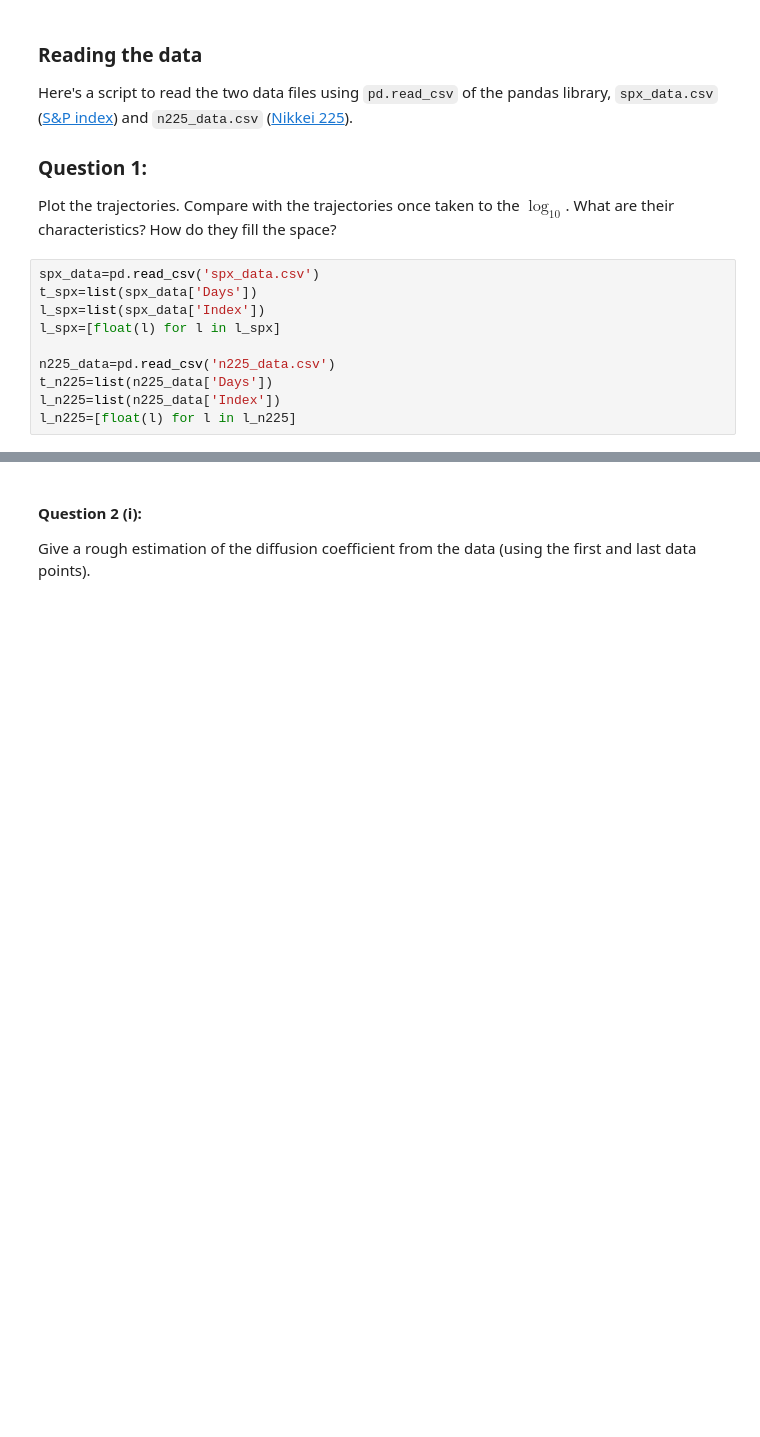
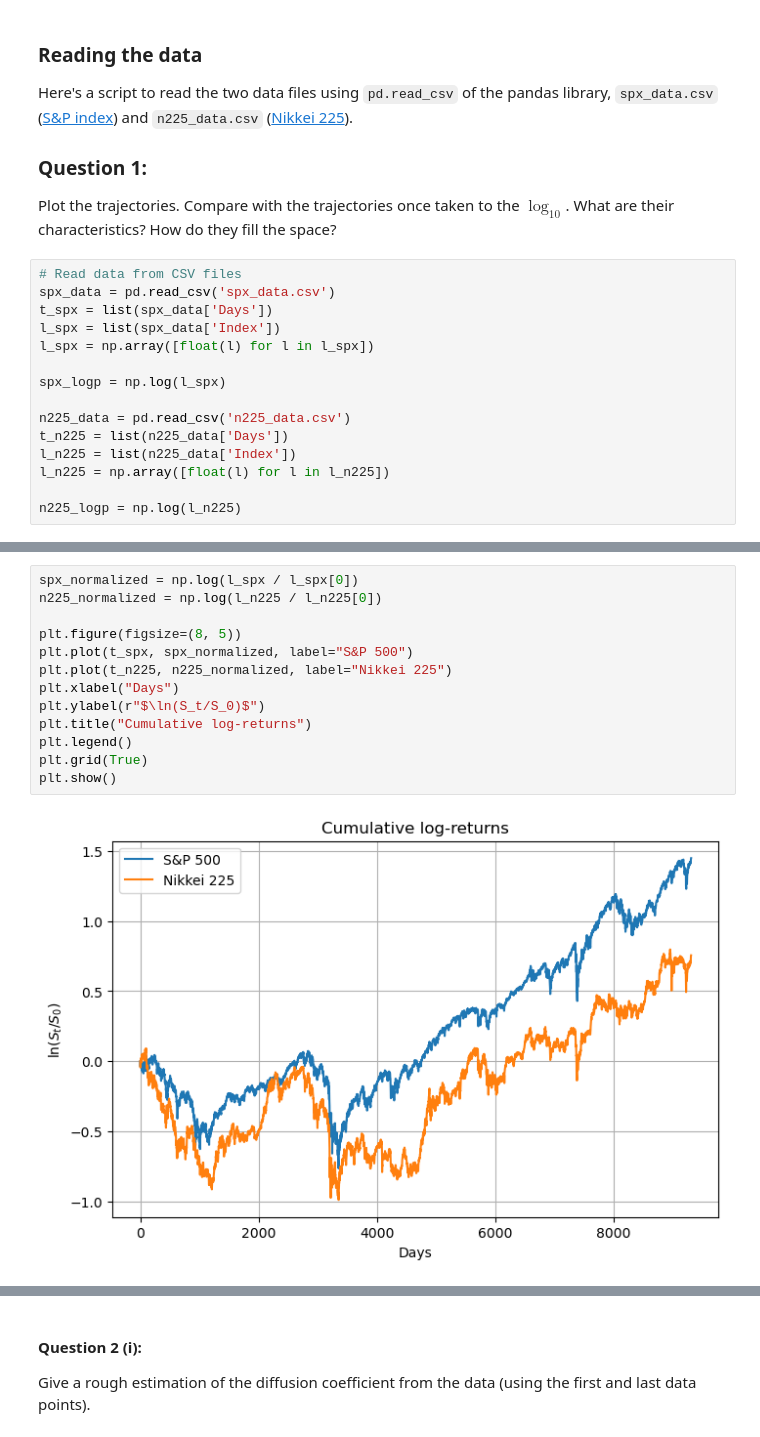
Before and after one commit to Marshhall/Diffusion_Coefficient_BI, a Jupyter notebook: diffusion_coeff.ipynb, the cells around one changed output, grey strips where cells are left out. Cells and saved outputs as stored; diff of their text form; blank space fills up the shorter version.

```diff
--- a/diffusion_coeff.ipynb
+++ b/diffusion_coeff.ipynb
@@ -30,13 +37,18 @@ Here's a script to read the two data files using `pd.read_csv` of the pandas lib
 ### Question 1:
 Plot the trajectories. Compare with the trajectories once taken to the $\log_{10}$. What are their characteristics? How do they fill the space?
 # %%
-spx_data=pd.read_csv('spx_data.csv')
-t_spx=list(spx_data['Days'])
-l_spx=list(spx_data['Index'])
-l_spx=[float(l) for l in l_spx]
+# Read data from CSV files
+spx_data = pd.read_csv('spx_data.csv')
+t_spx = list(spx_data['Days'])
+l_spx = list(spx_data['Index'])
+l_spx = np.array([float(l) for l in l_spx])
 
-n225_data=pd.read_csv('n225_data.csv')
-t_n225=list(n225_data['Days'])
-l_n225=list(n225_data['Index'])
-l_n225=[float(l) for l in l_n225]
+spx_logp = np.log(l_spx)
+
+n225_data = pd.read_csv('n225_data.csv')
+t_n225 = list(n225_data['Days'])
+l_n225 = list(n225_data['Index'])
+l_n225 = np.array([float(l) for l in l_n225])
+
+n225_logp = np.log(l_n225)
 # %%
@@ -54,3 +76,18 @@ plt.show()
+# %%
+spx_normalized = np.log(l_spx / l_spx[0])
+n225_normalized = np.log(l_n225 / l_n225[0])
+
+plt.figure(figsize=(8, 5))
+plt.plot(t_spx, spx_normalized, label="S&P 500")
+plt.plot(t_n225, n225_normalized, label="Nikkei 225")
+plt.xlabel("Days")
+plt.ylabel(r"$\ln(S_t/S_0)$")
+plt.title("Cumulative log-returns")
+plt.legend()
+plt.grid(True)
+plt.show()
+# %% [output]
+[figure, added]
 # %% [markdown]
 ### Question 2: Estimation of the diffusion coefficient $D$
 
```
Also changed, not shown: parts of 16 cells of this notebook.
